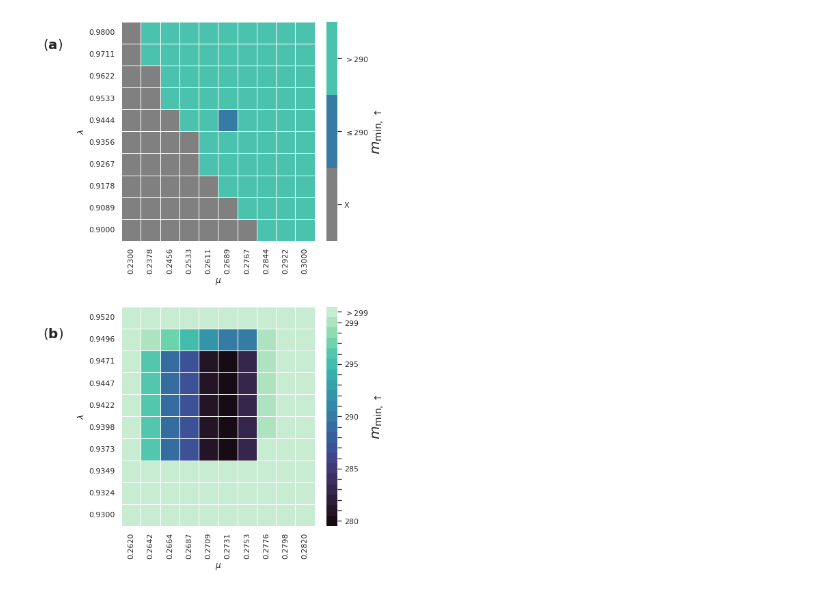
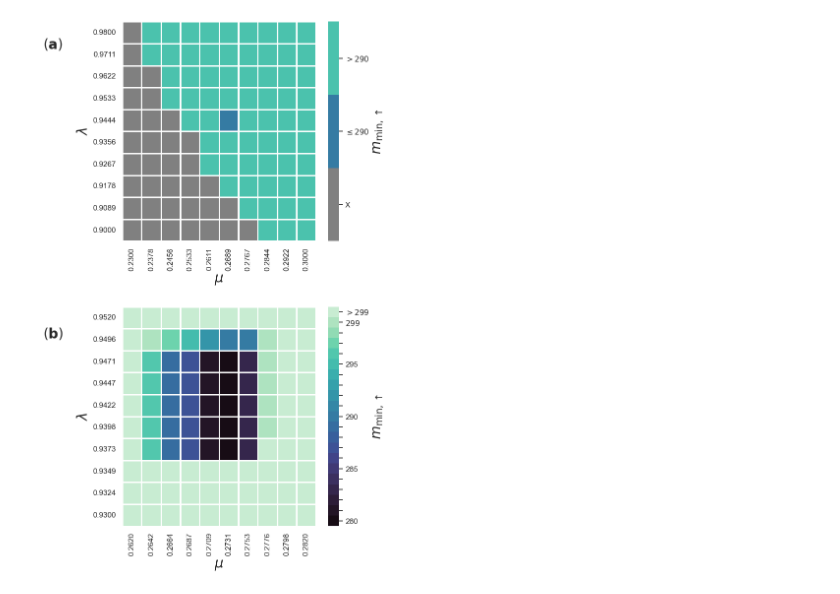
Before and after one commit to akosbudai/quantum-byzantine, a Jupyter notebook: monte_carlo/code/create_2D_grids.ipynb, the cells around one changed output. Cells and saved outputs as stored; diff of their text form; code cells hidden in the pictures.

Commit message:
chore: added figure to folder

```diff
--- a/monte_carlo/code/create_2D_grids.ipynb
+++ b/monte_carlo/code/create_2D_grids.ipynb
@@ -79,8 +79,8 @@ labels[0] = r"X"
 c_bar.set_ticklabels(labels) #add the new modified labels
 
 #add axis labels
-ax1.set_ylabel(r"$\lambda$")
-ax1.set_xlabel(r"$\mu$")
+ax1.set_ylabel(r"$\lambda$", fontsize = 20)
+ax1.set_xlabel(r"$\mu$", fontsize = 20)
 
 
 #SECOND SUBPLOT#
@@ -141,33 +141,33 @@ dasd = sns.heatmap(df,cmap =cmap, cbar_kws={'label': r'$m_{\mathrm{min},\uparrow
 #and now modify the last tick label on the colorbar to >299, previosly this ticklabel was set to 300!
 c_bar = dasd.collections[0].colorbar #obtained the colorbar object
 
 labels = [str(i) for i in range(data.min(), data.max() + 1)] #create the list containing the colorbartick labels
 for i in range(data.min(),data.max()):
     j = i-data.min()
     if j%5 != 0:
         labels[j] = ""
 #modify the last few labels
 labels[-1] = r"$>299$"
 labels[-2] = r"$299$"
 
 #assign the new labels
 c_bar.set_ticklabels(labels)
 
 #rotate the labels on the y axis
 ax2.set_yticklabels(ylabels, rotation=0)
 
 #create labels for the axis
-ax2.set_ylabel(r"$\lambda$")
-ax2.set_xlabel(r"$\mu$")
+ax2.set_ylabel(r"$\lambda$", fontsize = 20)
+ax2.set_xlabel(r"$\mu$", fontsize = 20)
 
 #place down (a) and (b) subplot markers to the proper location
 a = 0.49
 b = 0.08
 
 plt.gcf().text(-0.04, 1-b, r'$(\mathbf{a})$', fontsize=20) #add (a)
 plt.gcf().text(-0.04, 1-b-a, r'$(\mathbf{b})$', fontsize=20) #add (b)
 
 plt.tight_layout(pad=3.0)
 plt.savefig("../figures/2dgrid_mmin.pdf", bbox_inches='tight', format = "pdf", dpi = 1200)
 # %% [output]
-[figure, old version]
+[figure, new version]
```
Also changed, not shown: 1 other file.
